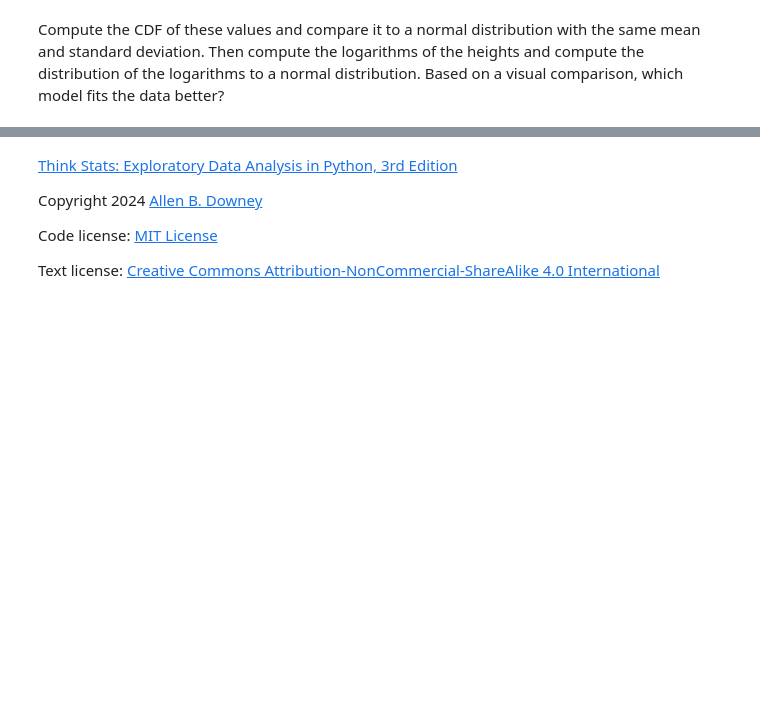
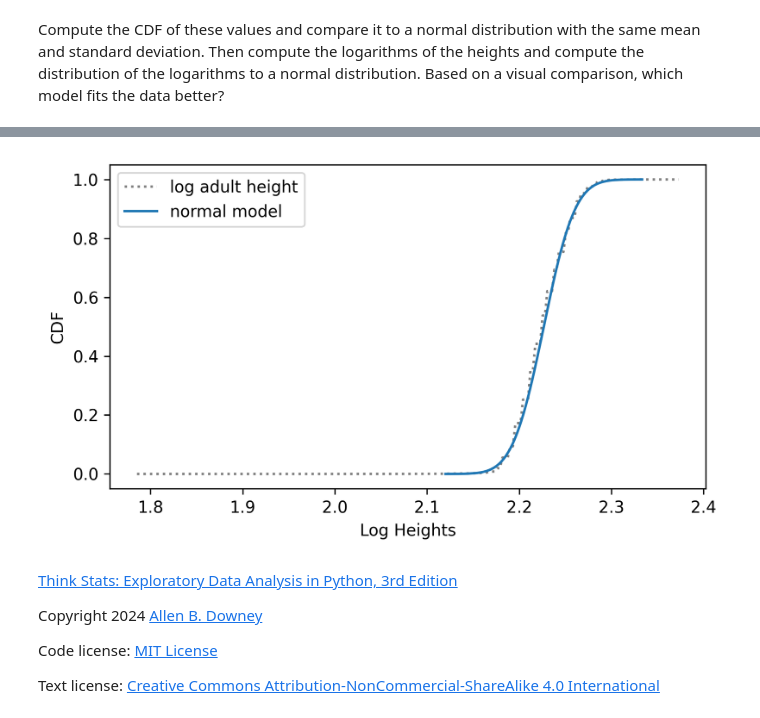
Before and after one commit to gi1no/Education, a Jupyter notebook: ThinkStats/chap05.ipynb, the cells around one changed output, grey strips where cells are left out. Drawn from its saved outputs; the diff is of its cells as text; code cells hidden in the pictures; blank space fills up the shorter version.

```diff
--- a/ThinkStats/chap05.ipynb
+++ b/ThinkStats/chap05.ipynb
@@ -871,2 +930,9 @@ Based on a visual comparison, which model fits the data better?
+# %%
+# Solution goes here
+cdf_log_adult_heights = Cdf.from_seq(log_ad_heights, name="log adult height")
+cdf_log_norm = make_normal_model(log_ad_heights)
 # %%
 # Solution goes here
+two_cdf_plots(cdf_log_adult_heights, cdf_log_norm, xlabel="Log Heights")
+# %% [output]
+[figure, added]
```
Also changed, not shown: parts of 12 cells of this notebook.
